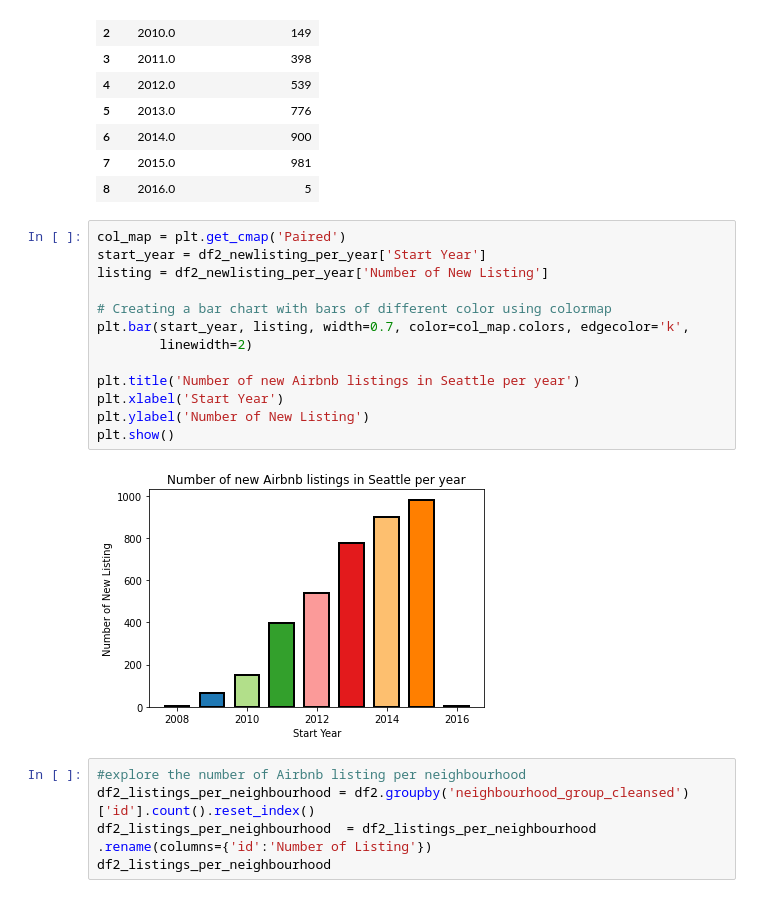
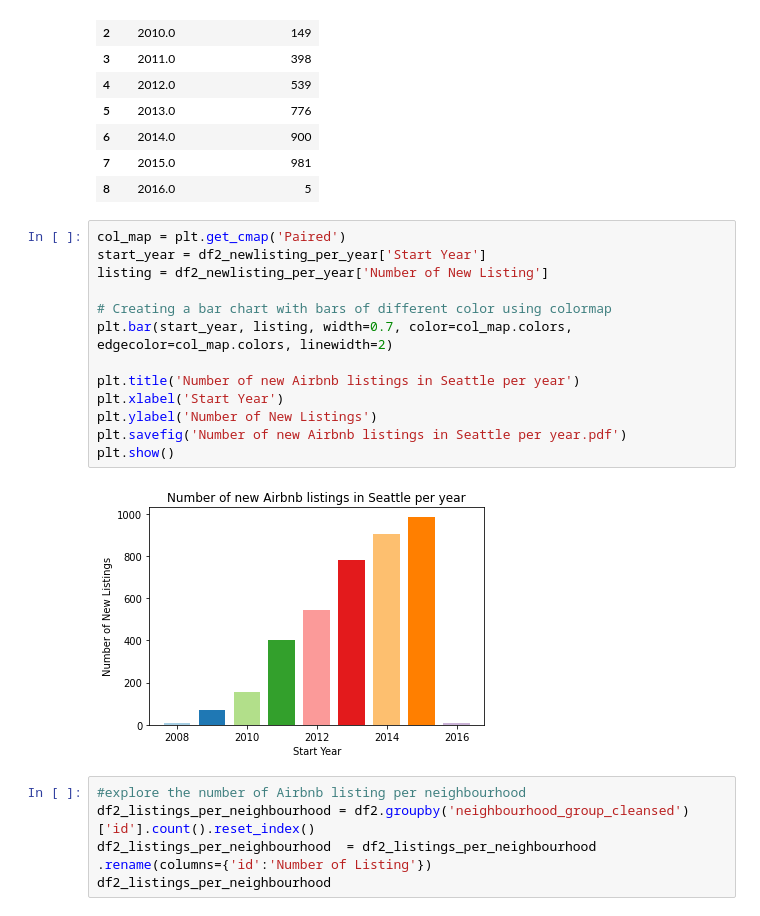
Before and after one commit to liang-qq/Udacity-Data-Scientist-Nanodegree, a Jupyter notebook: Project 1.ipynb, the cells around one changed output. Drawn from its saved outputs; the diff is of its cells as text.

```diff
--- a/Project 1.ipynb
+++ b/Project 1.ipynb
@@ -279,18 +301,18 @@ df2_newlisting_per_year
 # %%
 col_map = plt.get_cmap('Paired')
 start_year = df2_newlisting_per_year['Start Year']
 listing = df2_newlisting_per_year['Number of New Listing']
 
 # Creating a bar chart with bars of different color using colormap
-plt.bar(start_year, listing, width=0.7, color=col_map.colors, edgecolor='k',
-        linewidth=2)
+plt.bar(start_year, listing, width=0.7, color=col_map.colors, edgecolor=col_map.colors, linewidth=2)
 
 plt.title('Number of new Airbnb listings in Seattle per year')
 plt.xlabel('Start Year')
-plt.ylabel('Number of New Listing')
+plt.ylabel('Number of New Listings')
+plt.savefig('Number of new Airbnb listings in Seattle per year.pdf')
 plt.show()
 # %% [output]
-[figure, old version]
+[figure, new version]
 # %%
 #explore the number of Airbnb listing per neighbourhood
 df2_listings_per_neighbourhood = df2.groupby('neighbourhood_group_cleansed')['id'].count().reset_index()
```
Also changed, not shown: parts of 10 cells of this notebook.
